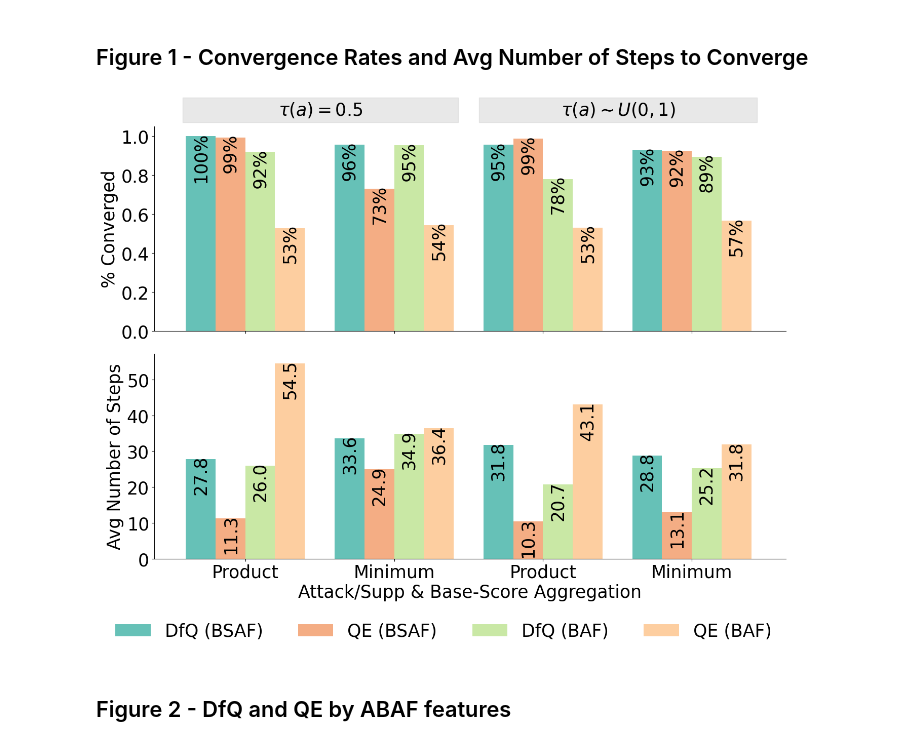
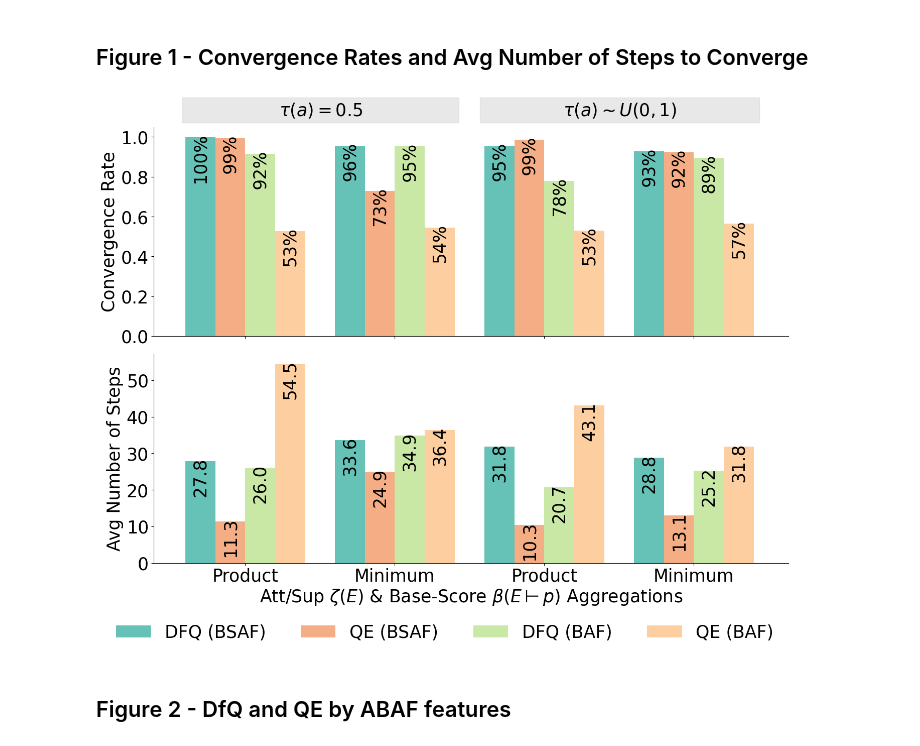
Before and after one commit to briziorusso/GradualABA, a Jupyter notebook: convergence_results/plots.ipynb, the cells around one changed output. Drawn from its saved outputs; the diff is of its cells as text; code cells hidden in the pictures.

```diff
--- a/convergence_results/plots.ipynb
+++ b/convergence_results/plots.ipynb
@@ -166,13 +166,13 @@ for idx, m in enumerate(models):
     for xi, v in zip(x, times): ax_t.text(xi+off, v+1, f"{v:.1f}", ha="center", va="top", fontsize=FONTSIZE, rotation=90)
 
 # axes
-ax_r.set_ylabel("% Converged", fontsize=FONTSIZE); ax_r.set_ylim(0,1.05)
+ax_r.set_ylabel("Convergence Rate", fontsize=FONTSIZE); ax_r.set_ylim(0,1.05)
 for s in ['top','right']: ax_r.spines[s].set_visible(False)
 
 ax_t.set_ylabel("Avg Number of Steps", fontsize=FONTSIZE)
 ax_t.set_xticks(x)
 ax_t.set_xticklabels(aggs * len(inits), fontsize=FONTSIZE)
-ax_t.set_xlabel("Attack/Supp & Base-Score Aggregation", fontsize=FONTSIZE)
+ax_t.set_xlabel(r"Att/Sup $\zeta(E)$ & Base-Score $\beta(E\vdash p)$ Aggregations", fontsize=FONTSIZE)
 for s in ['top','right']: ax_t.spines[s].set_visible(False)
 
 ## set all axes fonts to FONTSIZE
@@ -180,35 +180,35 @@ for ax in [ax_r, ax_t]:
     for label in (ax.get_xticklabels() + ax.get_yticklabels()):
         label.set_fontsize(FONTSIZE)
 
 # legend below
 h, l = ax_t.get_legend_handles_labels()
-l = [lab.replace("DF-QuAD","DfQ") for lab in l]
+l = [lab.replace("DF-QuAD","DFQ") for lab in l]
 fig.legend(h, l, loc='upper center', ncol=4, frameon=False, bbox_to_anchor=(0.5,0.06), fontsize=FONTSIZE)
 
 # headers
 # fig.text(0.3,0.90, r"$\tau=0.5$", ha='center', va='bottom', fontsize=FONTSIZE)
 # fig.text(0.75,0.90, r"$\tau=U(0,1)$", ha='center', va='bottom', fontsize=FONTSIZE)
 # define the x‐ranges that cover your two scenarios:
 # spans for the two τ scenarios:
 region_spans = [
     (-0.42, 1.43),   # covers the Constant (Product & Minimum)
     ( 1.57, 3.44),   # covers the Uniform(0,1) (Product & Minimum)
 ]
 labels = [r"$\tau(a)=0.5$", r"$\tau(a)\sim U(0,1)$"]
 
 # tweak y_base up or down, and height to make your boxes taller/thinner:
 annotate_tau_regions(ax_r,
                      region_spans,
                      labels,
                      y_base=1.02,     # bottom of box just above y=1.0
                      height=0.12,     # 12% of the axes height
                      facecolor="lightgrey",
                      alpha=0.5,
                      fontsize=FONTSIZE)
 plt.tight_layout(rect=[0,0.05,1,0.92])
 plt.show()
 # %% [output]
-[figure, old version]
+[figure, new version]
 # %% [markdown]
 ## Figure 2 - DfQ and QE by ABAF features
 # %%
```
Also changed, not shown: parts of 3 cells of this notebook.
